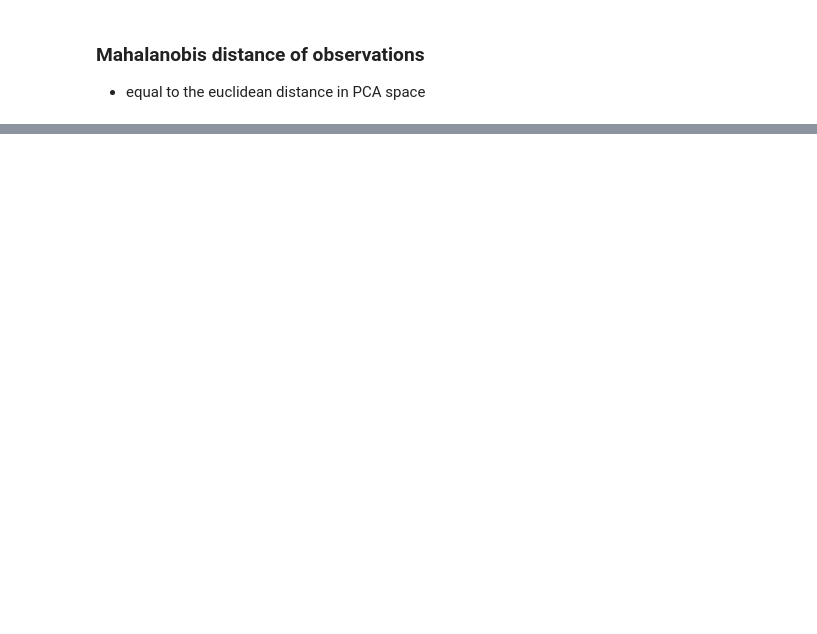
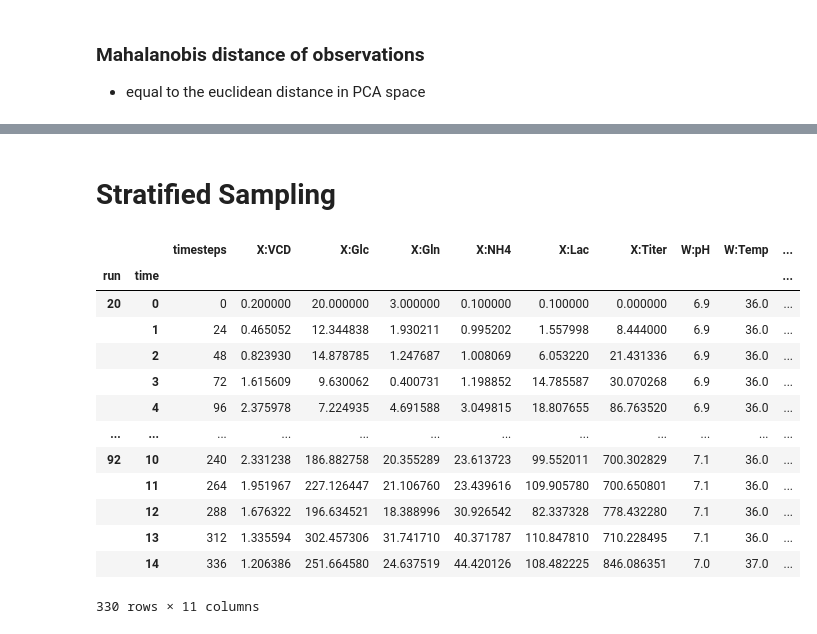
Before and after one commit to deepbiolab/diffbio, a Jupyter notebook: notebook/pca_modules.ipynb, the cells around one changed output, grey strips where cells are left out. Cells and saved outputs as stored; diff of their text form; code cells hidden in the pictures; blank space fills up the shorter version.

```diff
--- a/notebook/pca_modules.ipynb
+++ b/notebook/pca_modules.ipynb
@@ -582,0 +569,2 @@ plot_mahalanobis_distance_bwu(bwu, highlight_run=99, width=1600)
+# %% [markdown]
+# Stratified Sampling
@@ -582,0 +633,22 @@ plot_mahalanobis_distance_bwu(bwu, highlight_run=99, width=1600)
+# %%
+train_set, test_set = stratified_sampling_for_interpolation(
+    owu, data_type="owu", n_clusters=5, test_size=0.2, random_state=42,
+	verbose=True
+)
+# %%
+test_set
+# %% [output]
+|  |  | timesteps | X:VCD | X:Glc | X:Gln | X:NH4 | X:Lac | X:Titer | W:pH | W:Temp | ... |
+| run | time |  |  |  |  |  |  |  |  |  | ... |
+| 20 | 0 | 0 | 0.200000 | 20.000000 | 3.000000 | 0.100000 | 0.100000 | 0.000000 | 6.9 | 36.0 | ... |
+|  | 1 | 24 | 0.465052 | 12.344838 | 1.930211 | 0.995202 | 1.557998 | 8.444000 | 6.9 | 36.0 | ... |
+|  | 2 | 48 | 0.823930 | 14.878785 | 1.247687 | 1.008069 | 6.053220 | 21.431336 | 6.9 | 36.0 | ... |
+|  | 3 | 72 | 1.615609 | 9.630062 | 0.400731 | 1.198852 | 14.785587 | 30.070268 | 6.9 | 36.0 | ... |
+|  | 4 | 96 | 2.375978 | 7.224935 | 4.691588 | 3.049815 | 18.807655 | 86.763520 | 6.9 | 36.0 | ... |
+| ... | ... | ... | ... | ... | ... | ... | ... | ... | ... | ... | ... |
+| 92 | 10 | 240 | 2.331238 | 186.882758 | 20.355289 | 23.613723 | 99.552011 | 700.302829 | 7.1 | 36.0 | ... |
+|  | 11 | 264 | 1.951967 | 227.126447 | 21.106760 | 23.439616 | 109.905780 | 700.650801 | 7.1 | 36.0 | ... |
+|  | 12 | 288 | 1.676322 | 196.634521 | 18.388996 | 30.926542 | 82.337328 | 778.432280 | 7.1 | 36.0 | ... |
+|  | 13 | 312 | 1.335594 | 302.457306 | 31.741710 | 40.371787 | 110.847810 | 710.228495 | 7.1 | 36.0 | ... |
+|  | 14 | 336 | 1.206386 | 251.664580 | 24.637519 | 44.420126 | 108.482225 | 846.086351 | 7.0 | 37.0 | ... |
+330 rows × 11 columns
```
Also changed, not shown: parts of 14 cells of this notebook, 9 other files.
